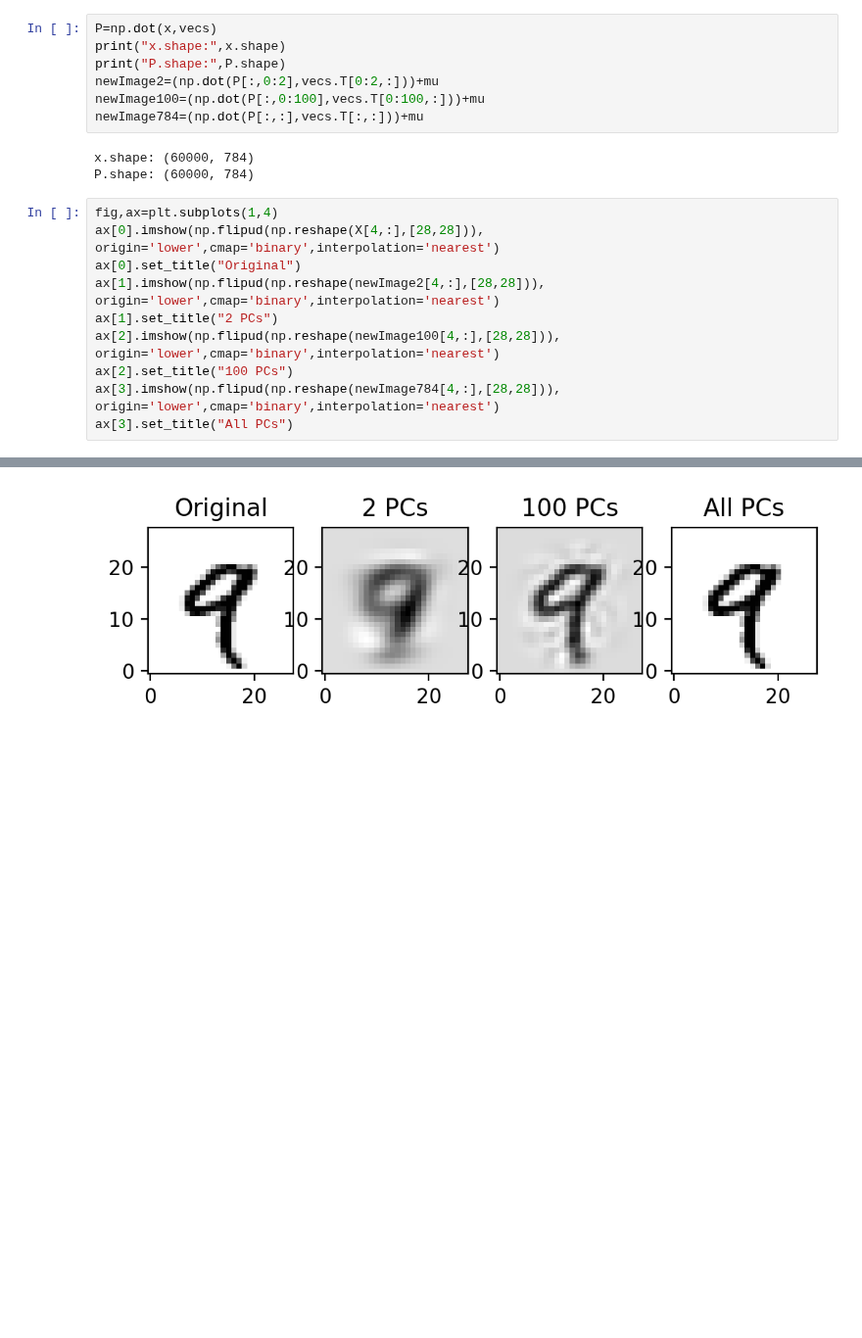
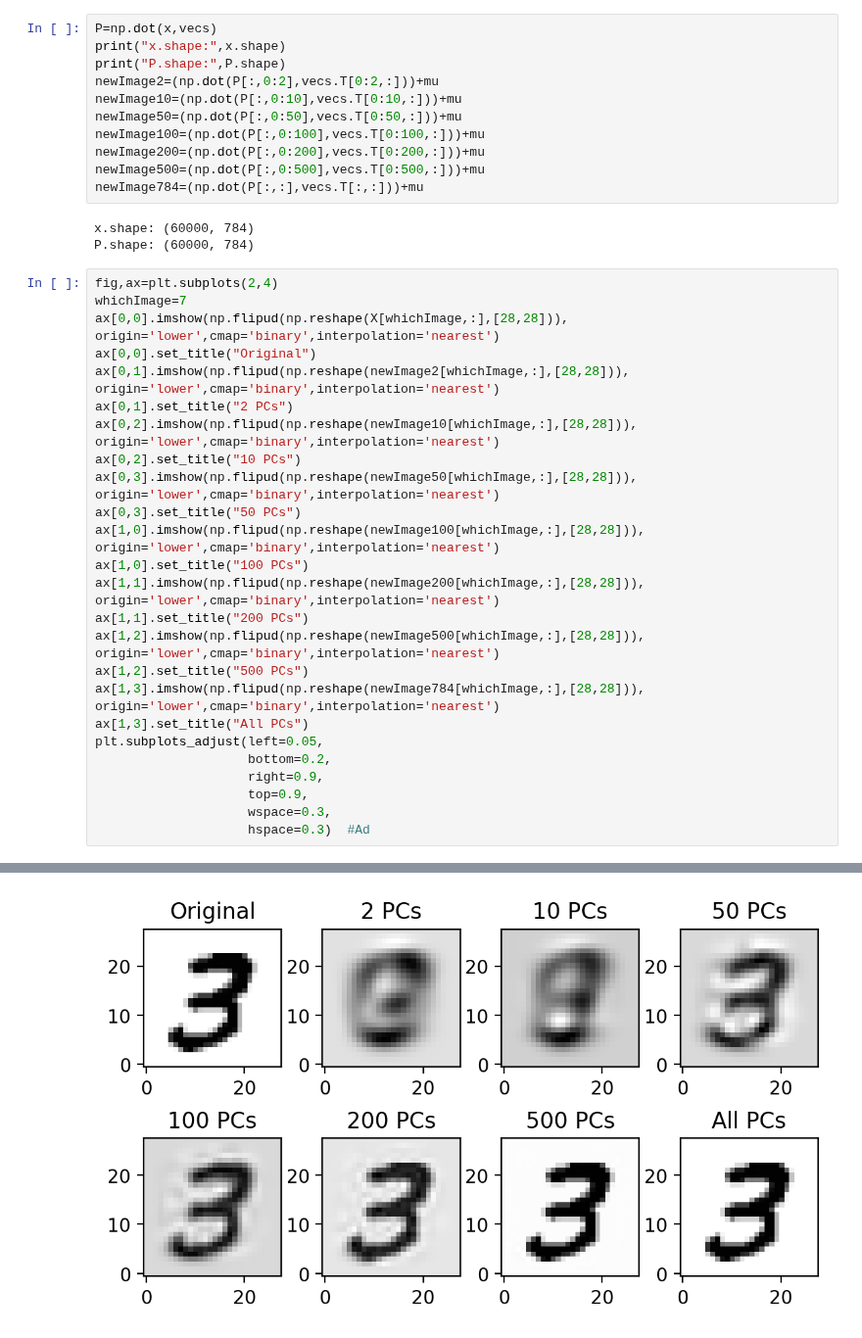
Before and after one commit to nichol77/mlForPhysicists, a Jupyter notebook: Week5/Week5_PCA.ipynb, the cells around one changed output, grey strips where cells are left out. Shown at 98% size. Cells and saved outputs as stored; diff of their text form; blank space fills up the shorter version.

Commit message:
Minor tweaks to plots

```diff
--- a/Week5/Week5_PCA.ipynb
+++ b/Week5/Week5_PCA.ipynb
@@ -138,19 +138,38 @@ P=np.dot(x,vecs)
 print("x.shape:",x.shape)
 print("P.shape:",P.shape)
 newImage2=(np.dot(P[:,0:2],vecs.T[0:2,:]))+mu
+newImage10=(np.dot(P[:,0:10],vecs.T[0:10,:]))+mu
+newImage50=(np.dot(P[:,0:50],vecs.T[0:50,:]))+mu
 newImage100=(np.dot(P[:,0:100],vecs.T[0:100,:]))+mu
+newImage200=(np.dot(P[:,0:200],vecs.T[0:200,:]))+mu
+newImage500=(np.dot(P[:,0:500],vecs.T[0:500,:]))+mu
 newImage784=(np.dot(P[:,:],vecs.T[:,:]))+mu
 # %% [output]
 x.shape: (60000, 784)
 P.shape: (60000, 784)
 # %%
-fig,ax=plt.subplots(1,4)
-ax[0].imshow(np.flipud(np.reshape(X[4,:],[28,28])), origin='lower',cmap='binary',interpolation='nearest')
-ax[0].set_title("Original")
-ax[1].imshow(np.flipud(np.reshape(newImage2[4,:],[28,28])), origin='lower',cmap='binary',interpolation='nearest')
-ax[1].set_title("2 PCs")
-ax[2].imshow(np.flipud(np.reshape(newImage100[4,:],[28,28])), origin='lower',cmap='binary',interpolation='nearest')
-ax[2].set_title("100 PCs")
-ax[3].imshow(np.flipud(np.reshape(newImage784[4,:],[28,28])), origin='lower',cmap='binary',interpolation='nearest')
-ax[3].set_title("All PCs")
+fig,ax=plt.subplots(2,4)
+whichImage=7
+ax[0,0].imshow(np.flipud(np.reshape(X[whichImage,:],[28,28])), origin='lower',cmap='binary',interpolation='nearest')
+ax[0,0].set_title("Original")
+ax[0,1].imshow(np.flipud(np.reshape(newImage2[whichImage,:],[28,28])), origin='lower',cmap='binary',interpolation='nearest')
+ax[0,1].set_title("2 PCs")
+ax[0,2].imshow(np.flipud(np.reshape(newImage10[whichImage,:],[28,28])), origin='lower',cmap='binary',interpolation='nearest')
+ax[0,2].set_title("10 PCs")
+ax[0,3].imshow(np.flipud(np.reshape(newImage50[whichImage,:],[28,28])), origin='lower',cmap='binary',interpolation='nearest')
+ax[0,3].set_title("50 PCs")
+ax[1,0].imshow(np.flipud(np.reshape(newImage100[whichImage,:],[28,28])), origin='lower',cmap='binary',interpolation='nearest')
+ax[1,0].set_title("100 PCs")
+ax[1,1].imshow(np.flipud(np.reshape(newImage200[whichImage,:],[28,28])), origin='lower',cmap='binary',interpolation='nearest')
+ax[1,1].set_title("200 PCs")
+ax[1,2].imshow(np.flipud(np.reshape(newImage500[whichImage,:],[28,28])), origin='lower',cmap='binary',interpolation='nearest')
+ax[1,2].set_title("500 PCs")
+ax[1,3].imshow(np.flipud(np.reshape(newImage784[whichImage,:],[28,28])), origin='lower',cmap='binary',interpolation='nearest')
+ax[1,3].set_title("All PCs")
+plt.subplots_adjust(left=0.05,
+                    bottom=0.2,
+                    right=0.9,
+                    top=0.9,
+                    wspace=0.3,
+                    hspace=0.3)  #Ad
 # %% [output]
@@ -158 +176 @@ Text(0.5, 1.0, 'All PCs')
-[figure, old version]
+[figure, new version]
```
Also changed, not shown: parts of 3 cells of this notebook, 1 other file.
